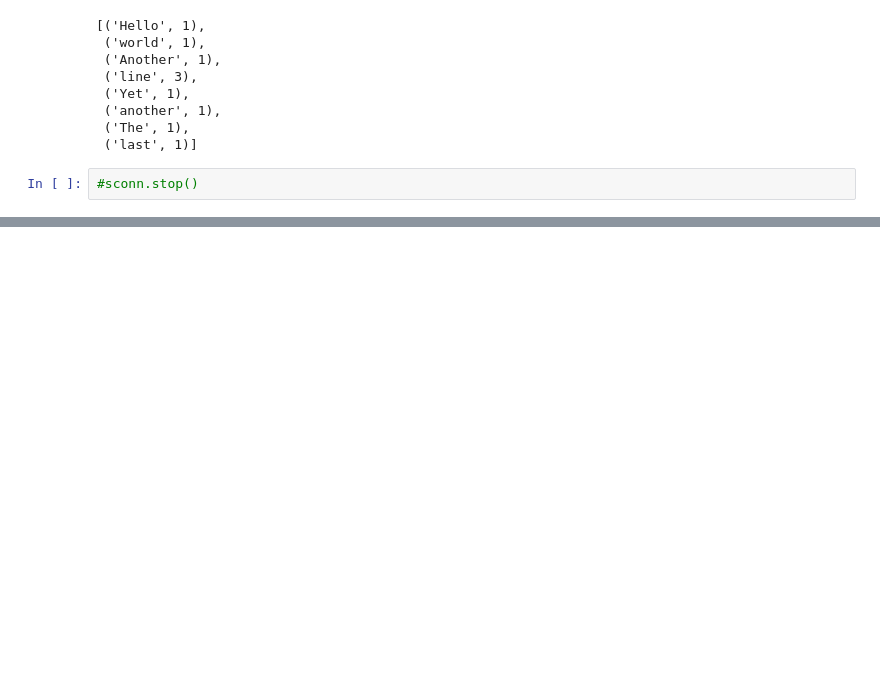
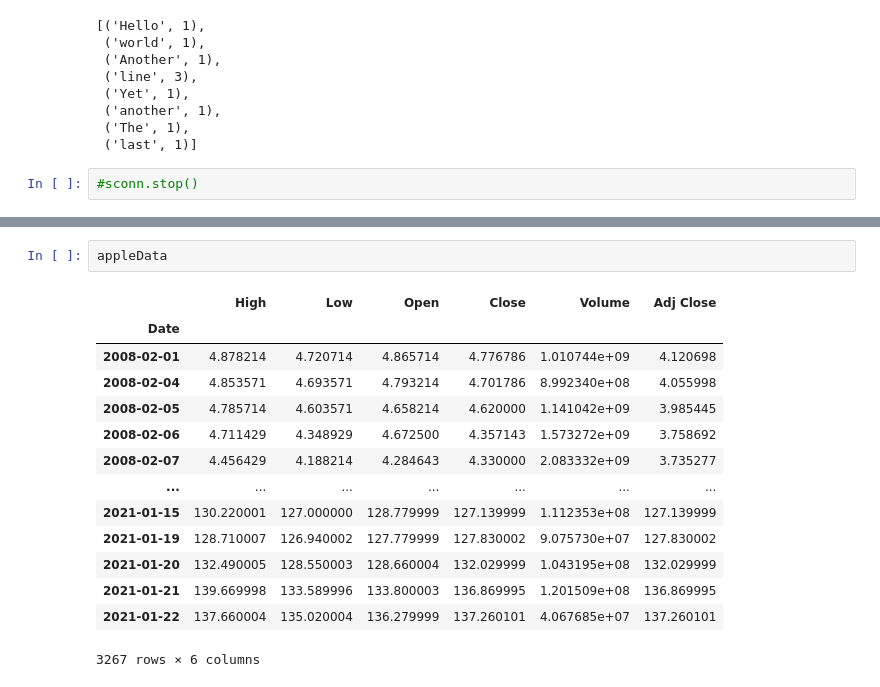
Before and after one commit to AD0791/data.mining, a Jupyter notebook: courseContent/initializePyspark_diceExemple.ipynb, the cells around one changed output, grey strips where cells are left out. Drawn from its saved outputs; the diff is of its cells as text; blank space fills up the shorter version.

```diff
--- a/courseContent/initializePyspark_diceExemple.ipynb
+++ b/courseContent/initializePyspark_diceExemple.ipynb
@@ -246,0 +282,17 @@ sconn.textFile("./input.txt")\
+# %%
+appleData
+# %% [output]
+|  | High | Low | Open | Close | Volume | Adj Close |
+| Date |  |  |  |  |  |  |
+| 2008-02-01 | 4.878214 | 4.720714 | 4.865714 | 4.776786 | 1.010744e+09 | 4.120698 |
+| 2008-02-04 | 4.853571 | 4.693571 | 4.793214 | 4.701786 | 8.992340e+08 | 4.055998 |
+| 2008-02-05 | 4.785714 | 4.603571 | 4.658214 | 4.620000 | 1.141042e+09 | 3.985445 |
+| 2008-02-06 | 4.711429 | 4.348929 | 4.672500 | 4.357143 | 1.573272e+09 | 3.758692 |
+| 2008-02-07 | 4.456429 | 4.188214 | 4.284643 | 4.330000 | 2.083332e+09 | 3.735277 |
+| ... | ... | ... | ... | ... | ... | ... |
+| 2021-01-15 | 130.220001 | 127.000000 | 128.779999 | 127.139999 | 1.112353e+08 | 127.139999 |
+| 2021-01-19 | 128.710007 | 126.940002 | 127.779999 | 127.830002 | 9.075730e+07 | 127.830002 |
+| 2021-01-20 | 132.490005 | 128.550003 | 128.660004 | 132.029999 | 1.043195e+08 | 132.029999 |
+| 2021-01-21 | 139.669998 | 133.589996 | 133.800003 | 136.869995 | 1.201509e+08 | 136.869995 |
+| 2021-01-22 | 137.660004 | 135.020004 | 136.279999 | 137.260101 | 4.067685e+07 | 137.260101 |
+3267 rows × 6 columns
```
Also changed, not shown: parts of 7 cells of this notebook.
